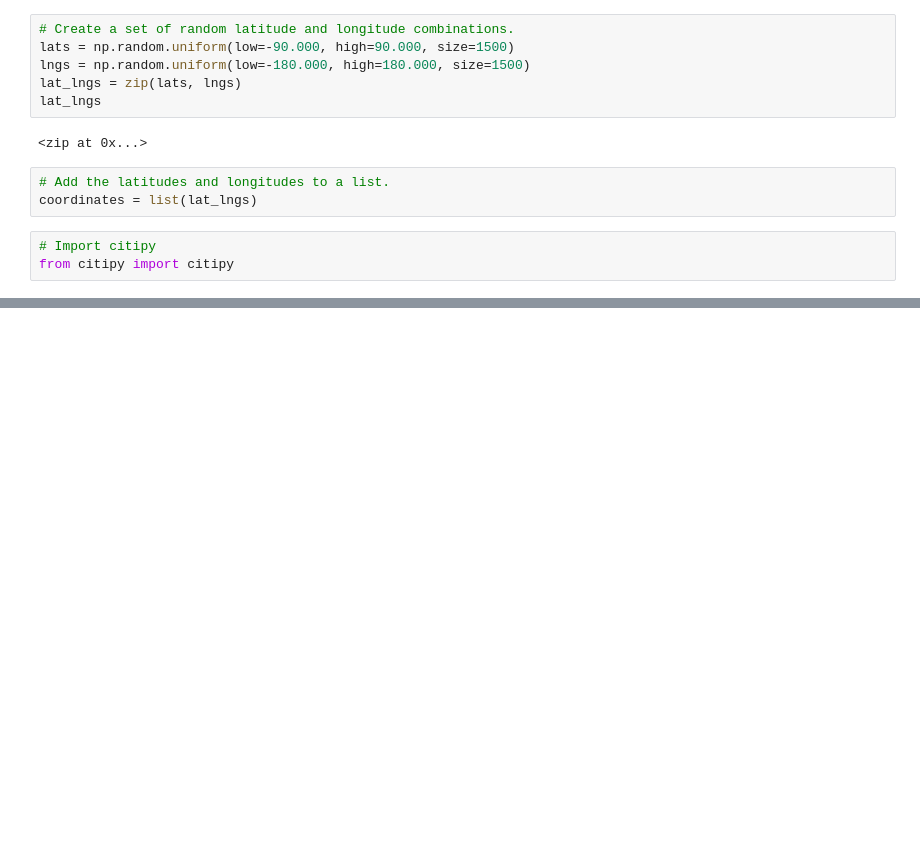
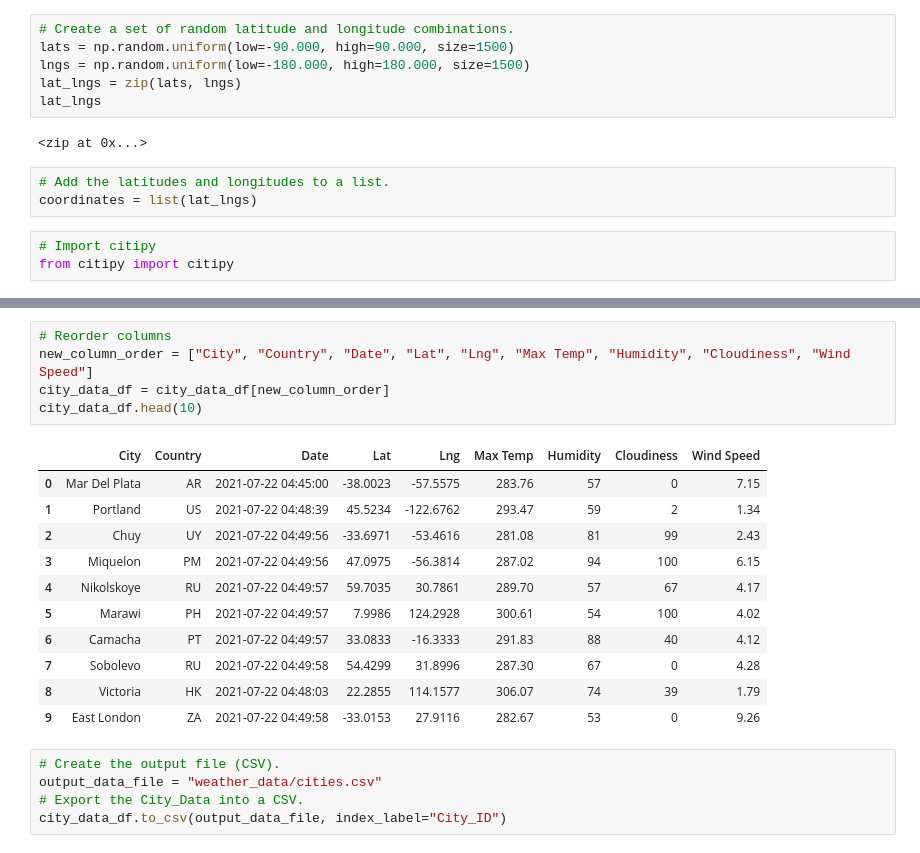
Before and after one commit to aseo67/World_Weather_Analysis, a Jupyter notebook: WeatherPy.ipynb, the cells around one changed output, grey strips where cells are left out. Cells and saved outputs as stored; diff of their text form; blank space fills up the shorter version.

```diff
--- a/WeatherPy.ipynb
+++ b/WeatherPy.ipynb
@@ -33,0 +147,22 @@ len(cities)
+# %%
+# Reorder columns
+new_column_order = ["City", "Country", "Date", "Lat", "Lng", "Max Temp", "Humidity", "Cloudiness", "Wind Speed"]
+city_data_df = city_data_df[new_column_order]
+city_data_df.head(10)
+# %% [output]
+|  | City | Country | Date | Lat | Lng | Max Temp | Humidity | Cloudiness | Wind Speed |
+| 0 | Mar Del Plata | AR | 2021-07-22 04:45:00 | -38.0023 | -57.5575 | 283.76 | 57 | 0 | 7.15 |
+| 1 | Portland | US | 2021-07-22 04:48:39 | 45.5234 | -122.6762 | 293.47 | 59 | 2 | 1.34 |
+| 2 | Chuy | UY | 2021-07-22 04:49:56 | -33.6971 | -53.4616 | 281.08 | 81 | 99 | 2.43 |
+| 3 | Miquelon | PM | 2021-07-22 04:49:56 | 47.0975 | -56.3814 | 287.02 | 94 | 100 | 6.15 |
+| 4 | Nikolskoye | RU | 2021-07-22 04:49:57 | 59.7035 | 30.7861 | 289.70 | 57 | 67 | 4.17 |
+| 5 | Marawi | PH | 2021-07-22 04:49:57 | 7.9986 | 124.2928 | 300.61 | 54 | 100 | 4.02 |
+| 6 | Camacha | PT | 2021-07-22 04:49:57 | 33.0833 | -16.3333 | 291.83 | 88 | 40 | 4.12 |
+| 7 | Sobolevo | RU | 2021-07-22 04:49:58 | 54.4299 | 31.8996 | 287.30 | 67 | 0 | 4.28 |
+| 8 | Victoria | HK | 2021-07-22 04:48:03 | 22.2855 | 114.1577 | 306.07 | 74 | 39 | 1.79 |
+| 9 | East London | ZA | 2021-07-22 04:49:58 | -33.0153 | 27.9116 | 282.67 | 53 | 0 | 9.26 |
+# %%
+# Create the output file (CSV).
+output_data_file = "weather_data/cities.csv"
+# Export the City_Data into a CSV.
+city_data_df.to_csv(output_data_file, index_label="City_ID")
```
Also changed, not shown: parts of 10 cells of this notebook, 2 other files.
